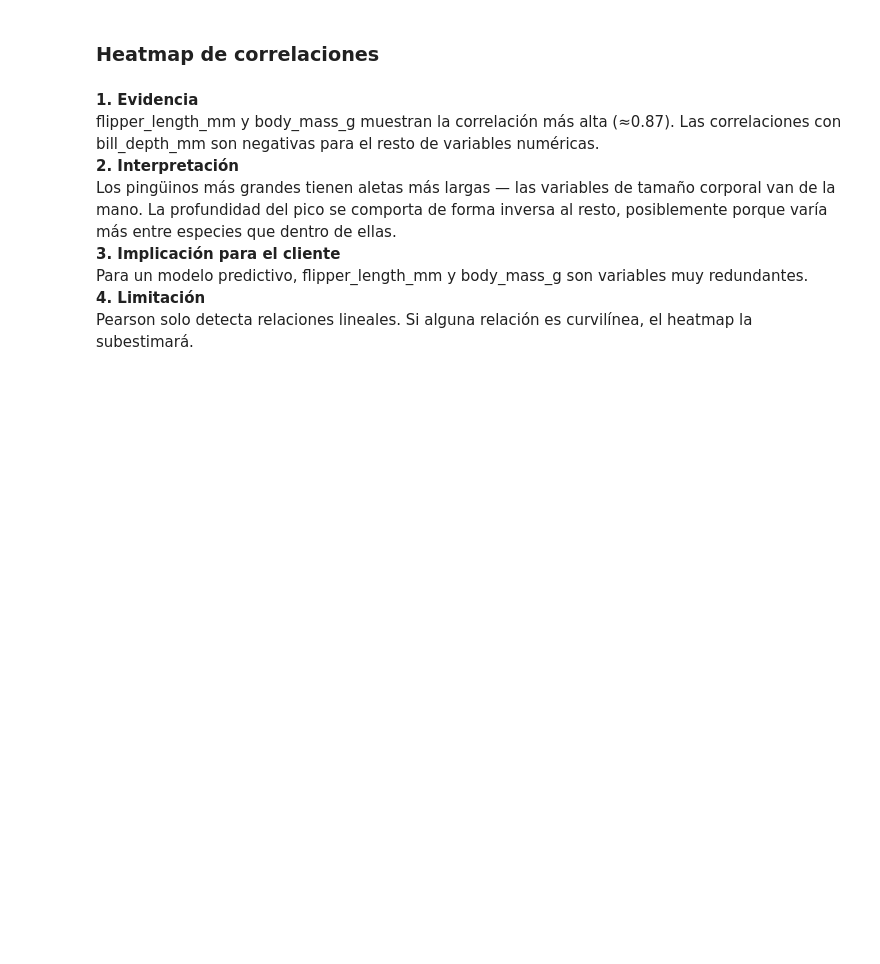
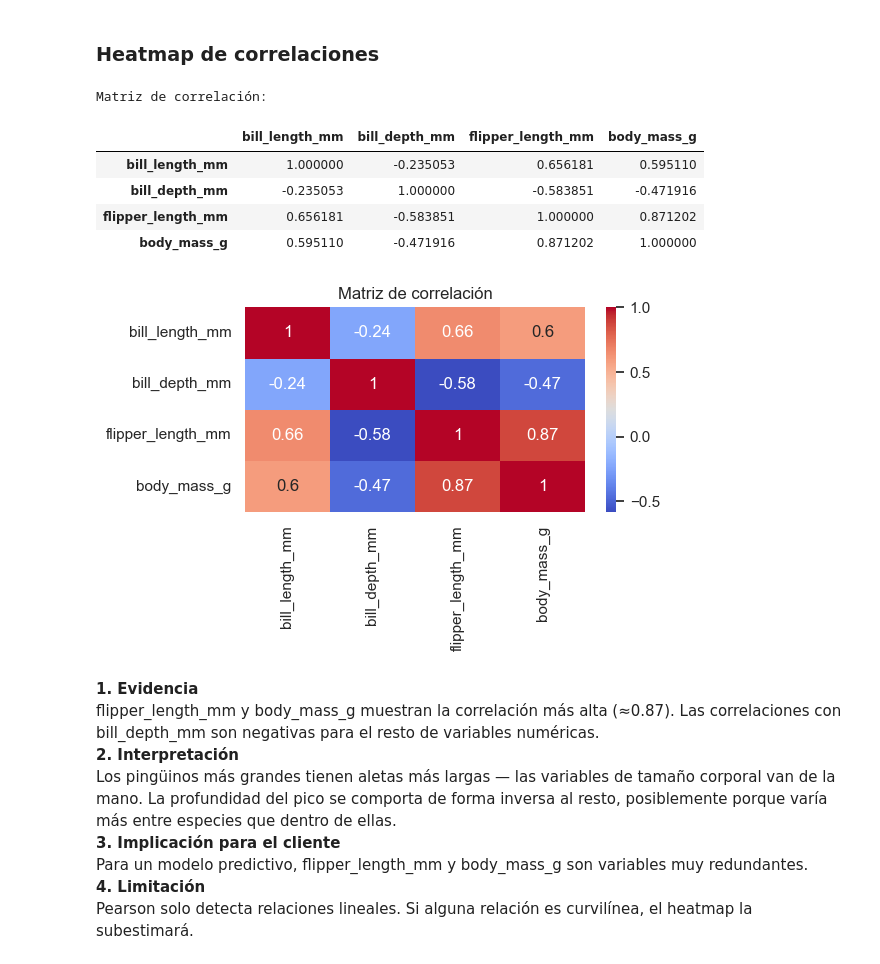
Before and after one commit to JosePuges/Proyecto-pinguino-Team-3, a Jupyter notebook: notebook/proyecto-curie-pinguinos.ipynb, the cells around one changed output. Drawn from its saved outputs; the diff is of its cells as text; code cells hidden in the pictures; blank space fills up the shorter version.

```diff
--- a/notebook/proyecto-curie-pinguinos.ipynb
+++ b/notebook/proyecto-curie-pinguinos.ipynb
@@ -476,12 +1065,72 @@ Los outliers de Chinstrap visibles en el boxplot podrían distorsionar la media
 # %% [markdown]
 ### Heatmap de correlaciones
 # %%
-corr = df_limpio.select_dtypes(include='number').corr()
-corr
+import seaborn as sns
+import matplotlib.pyplot as plt
 
-fig = plt.figure(figsize = (6,4))
-sns.heatmap(corr, cmap='coolwarm', annot=True);
-plt.show()
+def correlacion_heatmap(
+    df,
+    mostrar_tabla=True,
+    mode="notebook",
+    devolver_fig=False
+):
+
+    # Calcular correlación
+
+    corr = df_limpio.drop('year', axis=1).select_dtypes(include='number').corr()
+    # Crear figura
+    fig, ax = plt.subplots(figsize=(6, 4))
+
+    sns.heatmap(
+        corr,
+        cmap='coolwarm',
+        annot=True,
+        ax=ax
+    )
+
+    ax.set_title("Matriz de correlación")
+    fig.tight_layout()
+
+    # Mostrar según entorno
+    if mode == "streamlit":
+        import streamlit as st
+
+        if mostrar_tabla:
+            st.write("Matriz de correlación:")
+            st.dataframe(corr)
+
+        st.pyplot(fig)
+
+    elif mode == "notebook":
+        from IPython.display import display
+
+        if mostrar_tabla:
+            print("Matriz de correlación:")
+            display(corr)
+
+        display(fig)
+
+    elif mode == "none":
+        pass
+
+    else:
+        raise ValueError("mode inválido")
+
+    # 🔥 evitar duplicados
+    plt.close(fig)
+
+    if devolver_fig:
+        return fig
+
+correlacion_heatmap(df_limpio, mode="notebook")
+# %% [output]
+Matriz de correlación:
+|  | bill_length_mm | bill_depth_mm | flipper_length_mm | body_mass_g |
+| bill_length_mm | 1.000000 | -0.235053 | 0.656181 | 0.595110 |
+| bill_depth_mm | -0.235053 | 1.000000 | -0.583851 | -0.471916 |
+| flipper_length_mm | 0.656181 | -0.583851 | 1.000000 | 0.871202 |
+| body_mass_g | 0.595110 | -0.471916 | 0.871202 | 1.000000 |
+[figure, added]
 # %% [markdown]
 **1. Evidencia**
 flipper_length_mm y body_mass_g muestran la correlación más alta (≈0.87). Las correlaciones con bill_depth_mm son negativas para el resto de variables numéricas.
```
Also changed, not shown: parts of 11 cells of this notebook, 11 other files.
